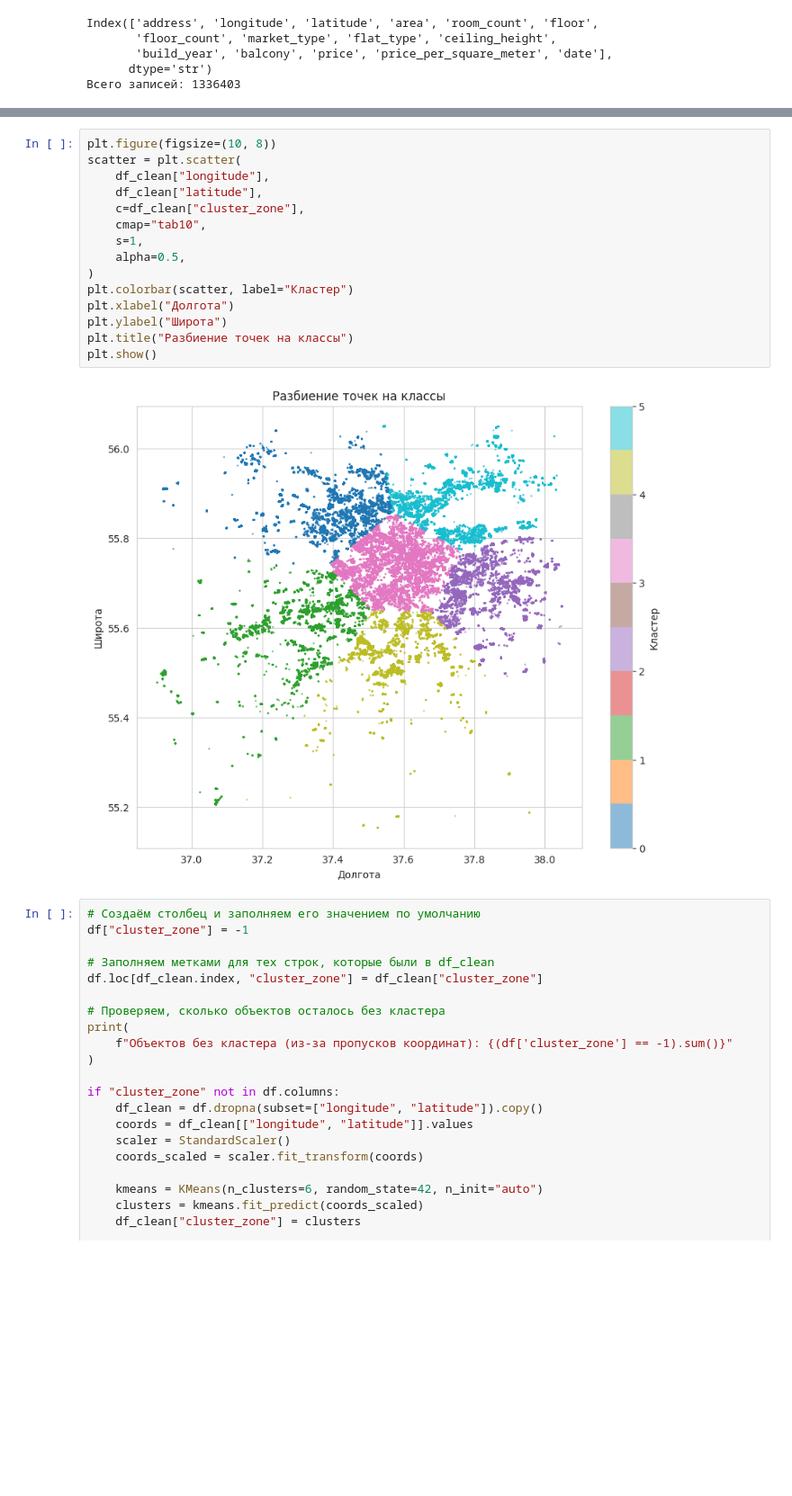
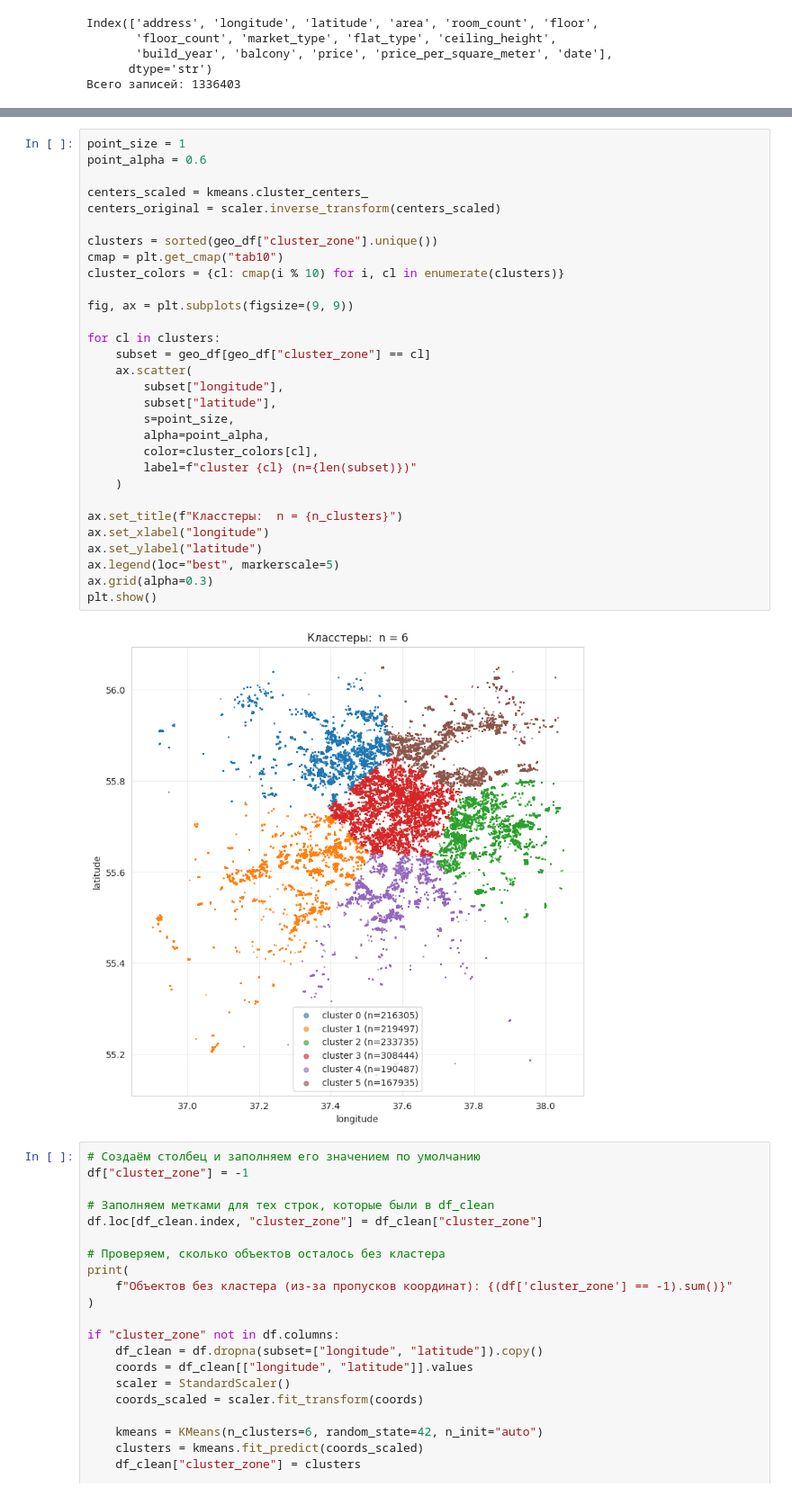
Before and after one commit to gelerum/primary-vs-secondary, a Jupyter notebook: notebooks/06_efr_analysis_v2.ipynb, the cells around one changed output, grey strips where cells are left out. Shown at 90% size. Saved outputs shown, nothing was run; the diff lists cells and outputs as text; blank space fills up the shorter version.

```diff
--- a/notebooks/06_efr_analysis_v2.ipynb
+++ b/notebooks/06_efr_analysis_v2.ipynb
@@ -70,21 +93,36 @@ cluster_zone
 Name: count, dtype: int64
-# %%
-plt.figure(figsize=(10, 8))
-scatter = plt.scatter(
-    df_clean["longitude"],
-    df_clean["latitude"],
-    c=df_clean["cluster_zone"],
-    cmap="tab10",
-    s=1,
-    alpha=0.5,
-)
-plt.colorbar(scatter, label="Кластер")
-plt.xlabel("Долгота")
-plt.ylabel("Широта")
-plt.title("Разбиение точек на классы")
-plt.show()
-# %% [output]
-[figure, removed]
+# %%
+point_size = 1
+point_alpha = 0.6
+
+centers_scaled = kmeans.cluster_centers_
+centers_original = scaler.inverse_transform(centers_scaled)
+
+clusters = sorted(geo_df["cluster_zone"].unique())
+cmap = plt.get_cmap("tab10")
+cluster_colors = {cl: cmap(i % 10) for i, cl in enumerate(clusters)}
+
+fig, ax = plt.subplots(figsize=(9, 9))
+
+for cl in clusters:
+    subset = geo_df[geo_df["cluster_zone"] == cl]
+    ax.scatter(
+        subset["longitude"],
+        subset["latitude"],
+        s=point_size,
+        alpha=point_alpha,
+        color=cluster_colors[cl],
+        label=f"cluster {cl} (n={len(subset)})"
+    )
+
+ax.set_title(f"Класстеры:  n = {n_clusters}")
+ax.set_xlabel("longitude")
+ax.set_ylabel("latitude")
+ax.legend(loc="best", markerscale=5)
+ax.grid(alpha=0.3)
+plt.show()
+# %% [output]
+[figure, added]
 # %%
 # Создаём столбец и заполняем его значением по умолчанию
 df["cluster_zone"] = -1
```
Also changed, not shown: parts of 4 cells of this notebook.
